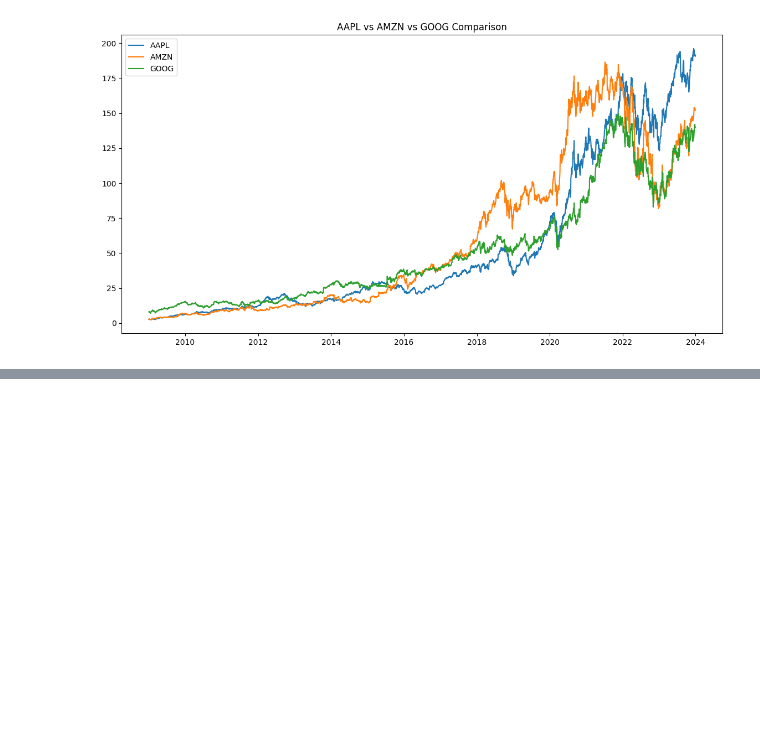
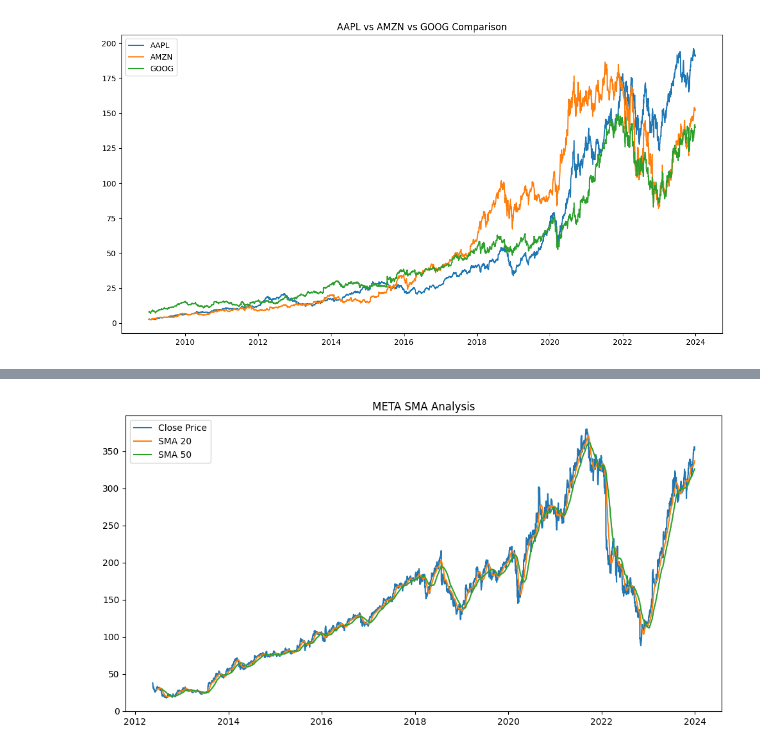
Before and after one commit to hawaebrahimhamid-png/news-sentiment-analysis, a Jupyter notebook: notebooks/task2_stock_analysis.ipynb, the cells around one changed output, grey strips where cells are left out. Saved outputs shown, nothing was run; the diff lists cells and outputs as text; code cells hidden in the pictures; blank space fills up the shorter version.

Commit message:
Add META analysis with full technical indicators

```diff
--- a/notebooks/task2_stock_analysis.ipynb
+++ b/notebooks/task2_stock_analysis.ipynb
@@ -549,0 +552,7 @@ plt.show()
+# %%
+import pandas as pd
+import numpy as np
+import matplotlib.pyplot as plt
+
+df_meta = pd.read_csv("../data/raw/META.csv")
+df_meta.head()
@@ -549,0 +590,22 @@ plt.show()
+# %%
+df_meta.columns = df_meta.columns.str.strip().str.title()
+
+df_meta['Date'] = pd.to_datetime(df_meta['Date'])
+
+df_meta = df_meta.sort_values('Date')
+
+df_meta = df_meta.dropna()
+# %%
+df_meta['SMA_20'] = df_meta['Close'].rolling(window=20).mean()
+df_meta['SMA_50'] = df_meta['Close'].rolling(window=50).mean()
+# %%
+plt.figure(figsize=(12,6))
+plt.plot(df_meta['Date'], df_meta['Close'], label='Close Price')
+plt.plot(df_meta['Date'], df_meta['SMA_20'], label='SMA 20')
+plt.plot(df_meta['Date'], df_meta['SMA_50'], label='SMA 50')
+
+plt.legend()
+plt.title("META SMA Analysis")
+plt.show()
+# %% [output]
+[figure, added]
```
Also changed, not shown: parts of 11 cells of this notebook.
